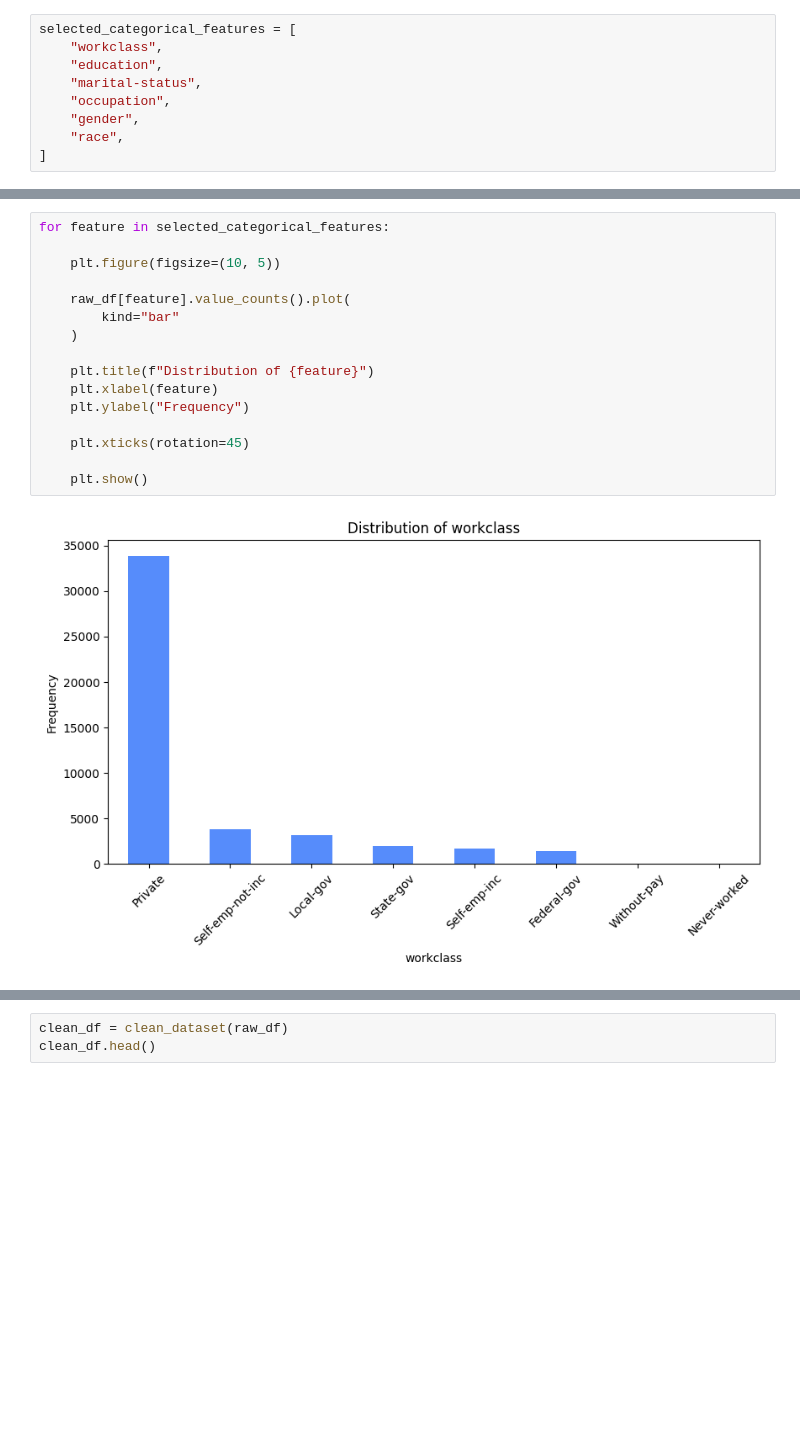
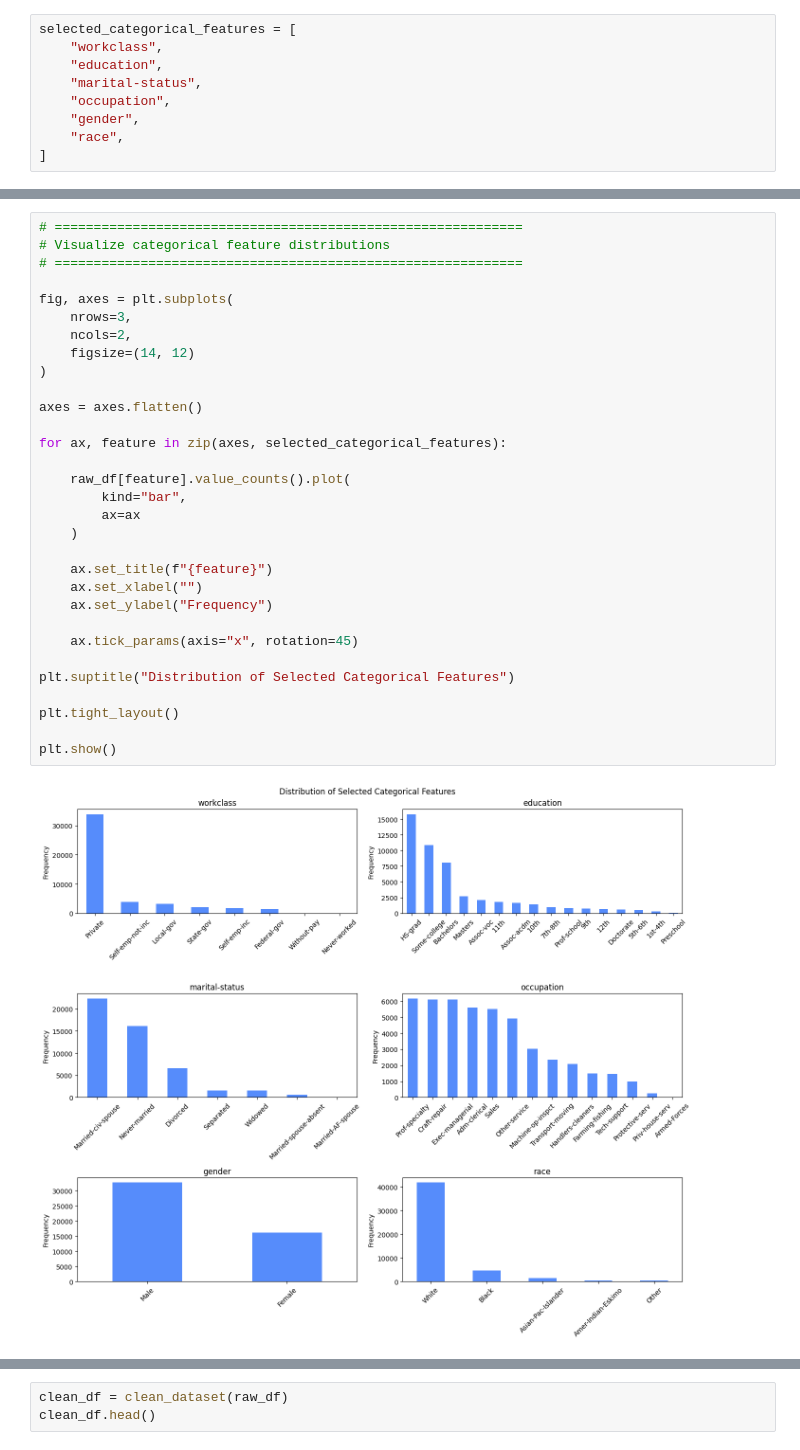
Before and after one commit to dantawalli/Adult-census-income-ML-project, a Jupyter notebook: notebooks/adult_income_classification.ipynb, the cells around one changed output, grey strips where cells are left out. Saved outputs shown, nothing was run; the diff lists cells and outputs as text; blank space fills up the shorter version.

```diff
--- a/notebooks/adult_income_classification.ipynb
+++ b/notebooks/adult_income_classification.ipynb
@@ -372,18 +534,33 @@ Due to the large number of categorical variables and categories in the dataset,
 # %%
-for feature in selected_categorical_features:
+# ============================================================
+# Visualize categorical feature distributions
+# ============================================================
 
-    plt.figure(figsize=(10, 5))
+fig, axes = plt.subplots(
+    nrows=3,
+    ncols=2,
+    figsize=(14, 12)
+)
+
+axes = axes.flatten()
+
+for ax, feature in zip(axes, selected_categorical_features):
 
     raw_df[feature].value_counts().plot(
-        kind="bar"
+        kind="bar",
+        ax=ax
     )
 
-    plt.title(f"Distribution of {feature}")
-    plt.xlabel(feature)
-    plt.ylabel("Frequency")
+    ax.set_title(f"{feature}")
+    ax.set_xlabel("")
+    ax.set_ylabel("Frequency")
 
-    plt.xticks(rotation=45)
+    ax.tick_params(axis="x", rotation=45)
 
-    plt.show()
+plt.suptitle("Distribution of Selected Categorical Features")
+
+plt.tight_layout()
+
+plt.show()
 # %% [output]
-[figure, old version]
+[figure, new version]
```
Also changed, not shown: parts of 147 cells of this notebook, 4 other files.
